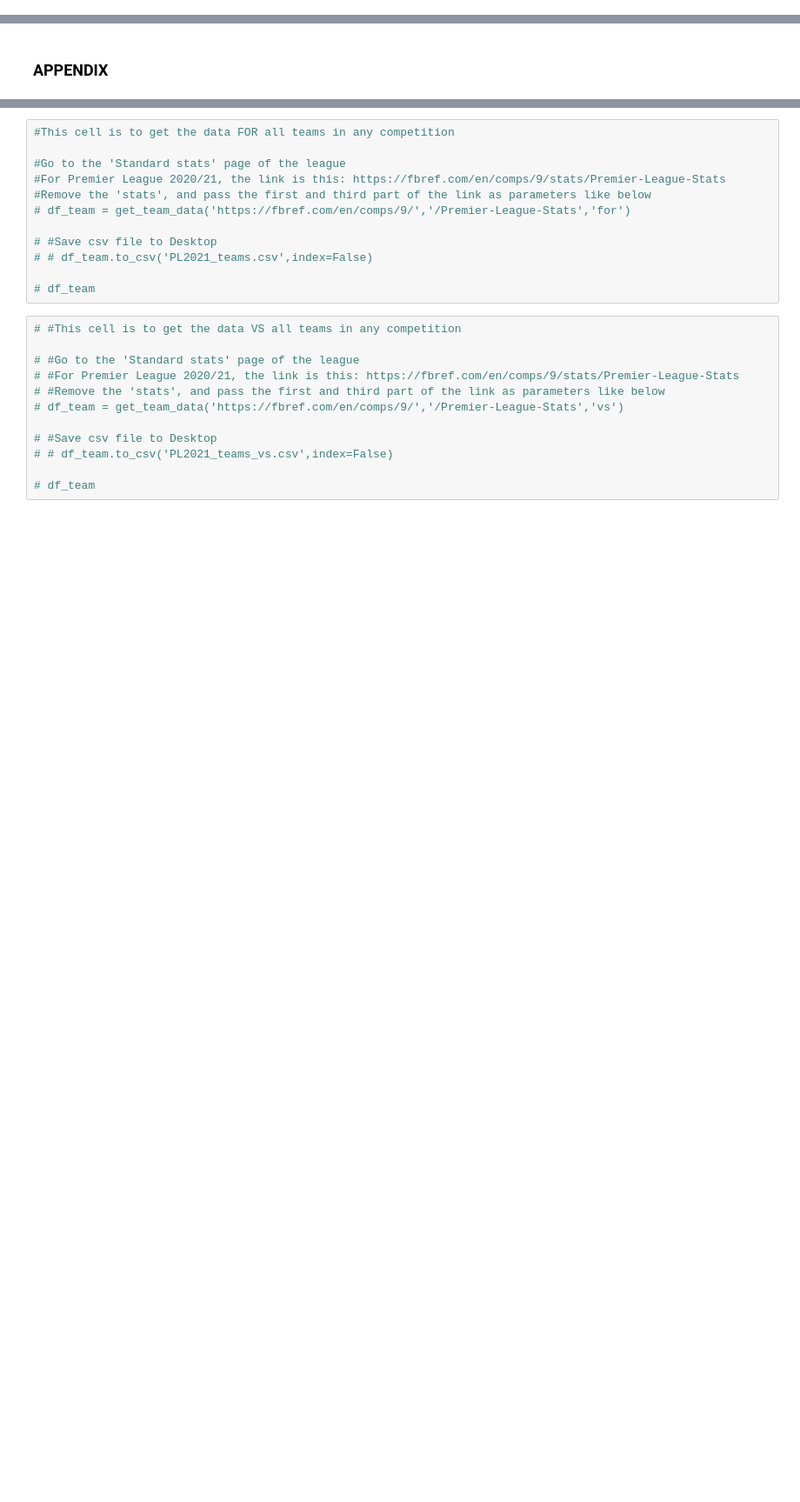
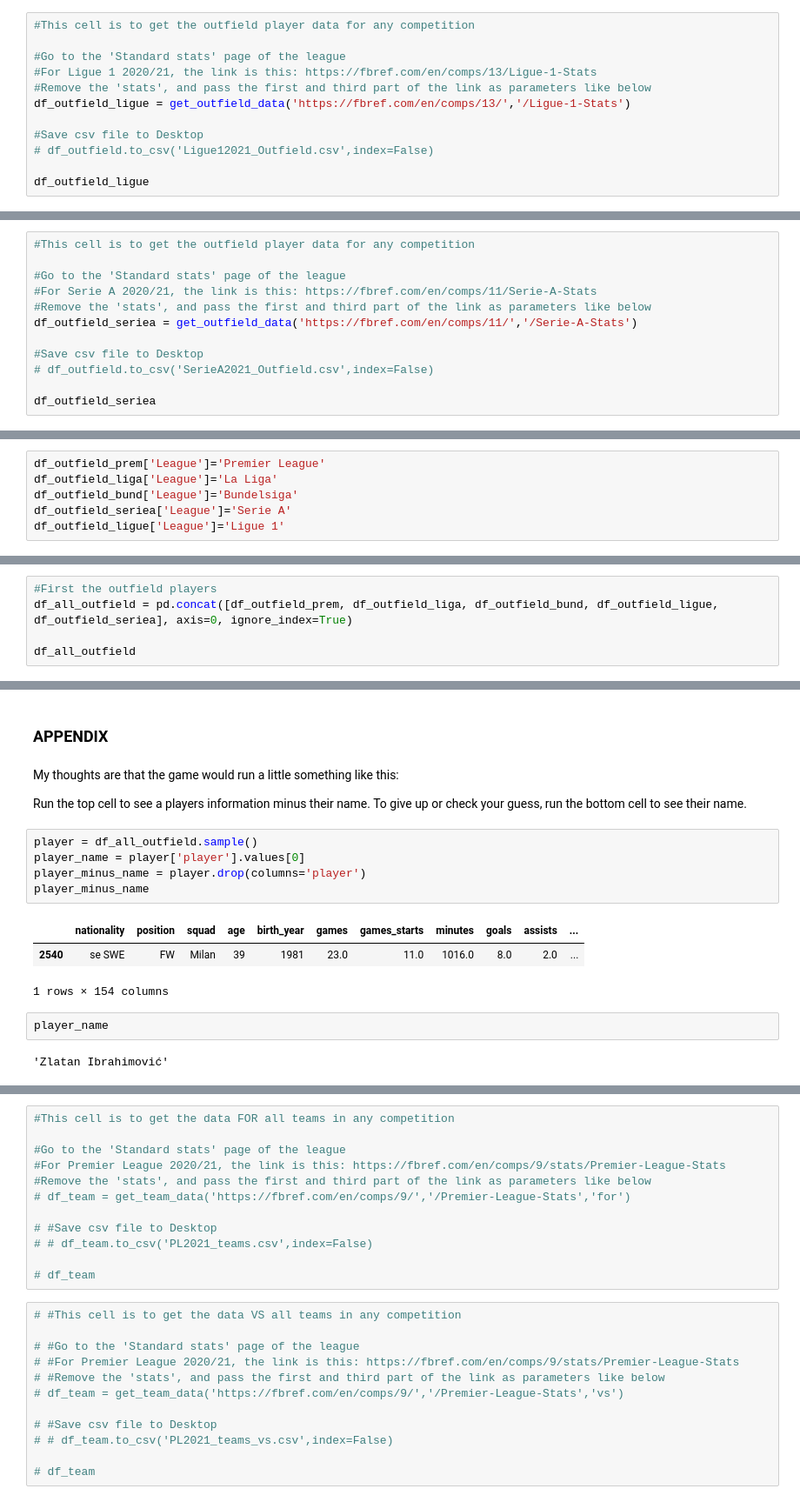
Before and after one commit to Bryanwaterhouse19/SoccerStats, a Jupyter notebook: Max_Bryan_Scrape_of_FBref.ipynb, the cells around one changed output, grey strips where cells are left out. Shown: that part at 87% size. Drawn from its saved outputs; the diff is of its cells as text; blank space fills up the shorter version.

```diff
--- a/Max_Bryan_Scrape_of_FBref.ipynb
+++ b/Max_Bryan_Scrape_of_FBref.ipynb
@@ -234,0 +265,12 @@ df_keeper
+# %%
+#This cell is to get the outfield player data for any competition
+
+#Go to the 'Standard stats' page of the league
+#For Ligue 1 2020/21, the link is this: https://fbref.com/en/comps/13/Ligue-1-Stats
+#Remove the 'stats', and pass the first and third part of the link as parameters like below
+df_outfield_ligue = get_outfield_data('https://fbref.com/en/comps/13/','/Ligue-1-Stats')
+
+#Save csv file to Desktop
+# df_outfield.to_csv('Ligue12021_Outfield.csv',index=False)
+
+df_outfield_ligue
@@ -234,0 +291,12 @@ df_keeper
+# %%
+#This cell is to get the outfield player data for any competition
+
+#Go to the 'Standard stats' page of the league
+#For Serie A 2020/21, the link is this: https://fbref.com/en/comps/11/Serie-A-Stats
+#Remove the 'stats', and pass the first and third part of the link as parameters like below
+df_outfield_seriea = get_outfield_data('https://fbref.com/en/comps/11/','/Serie-A-Stats')
+
+#Save csv file to Desktop
+# df_outfield.to_csv('SerieA2021_Outfield.csv',index=False)
+
+df_outfield_seriea
@@ -234,0 +317,6 @@ df_keeper
+# %%
+df_outfield_prem['League']='Premier League'
+df_outfield_liga['League']='La Liga'
+df_outfield_bund['League']='Bundelsiga'
+df_outfield_seriea['League']='Serie A'
+df_outfield_ligue['League']='Ligue 1'
@@ -234,0 +325,5 @@ df_keeper
+# %%
+#First the outfield players
+df_all_outfield = pd.concat([df_outfield_prem, df_outfield_liga, df_outfield_bund, df_outfield_ligue, df_outfield_seriea], axis=0, ignore_index=True)
+
+df_all_outfield
@@ -235,3 +341,20 @@ df_keeper
 # %% [markdown]
 ### APPENDIX
+# %% [markdown]
+My thoughts are that the game would run a little something like this:
+
+Run the top cell to see a players information minus their name. To give up or check your guess, run the bottom cell to see their name.
+# %%
+player = df_all_outfield.sample()
+player_name = player['player'].values[0]
+player_minus_name = player.drop(columns='player')
+player_minus_name
+# %% [output]
+|  | nationality | position | squad | age | birth_year | games | games_starts | minutes | goals | assists | ... |
+| 2540 | se SWE | FW | Milan | 39 | 1981 | 23.0 | 11.0 | 1016.0 | 8.0 | 2.0 | ... |
+1 rows × 154 columns
+# %%
+player_name
+# %% [output]
+'Zlatan Ibrahimović'
 # %% [markdown]
```
Also changed, not shown: parts of 17 cells of this notebook.
